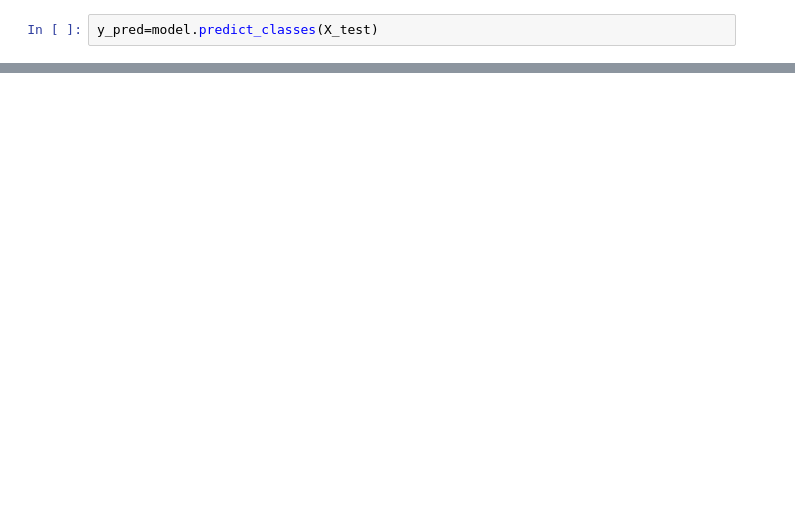
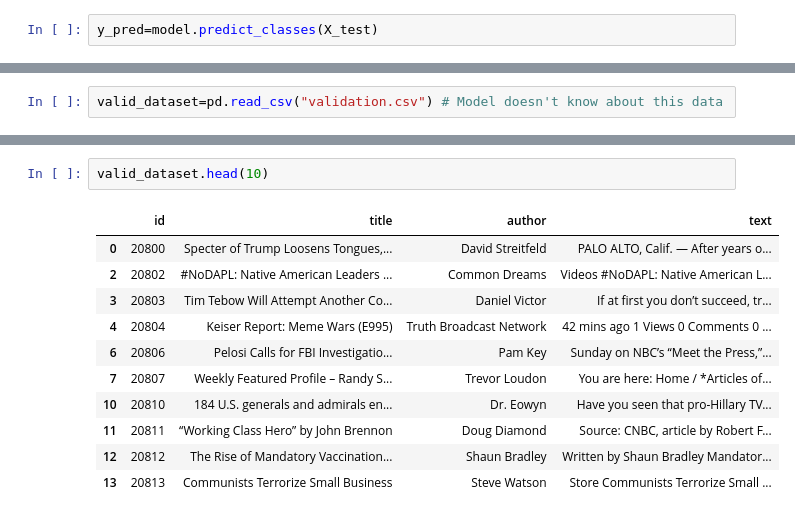
Before and after one commit to stushar12/Fake-News-Detection, a Jupyter notebook: Fake_news_detection.ipynb, the cells around one changed output, grey strips where cells are left out. Saved outputs shown, nothing was run; the diff lists cells and outputs as text; blank space fills up the shorter version.

```diff
--- a/Fake_news_detection.ipynb
+++ b/Fake_news_detection.ipynb
@@ -252,0 +314,2 @@ plt.show()
+# %%
+valid_dataset=pd.read_csv("validation.csv") # Model doesn't know about this data
@@ -252,0 +332,14 @@ plt.show()
+# %%
+valid_dataset.head(10)
+# %% [output]
+|  | id | title | author | text |
+| 0 | 20800 | Specter of Trump Loosens Tongues,... | David Streitfeld | PALO ALTO, Calif. — After years o... |
+| 2 | 20802 | #NoDAPL: Native American Leaders ... | Common Dreams | Videos #NoDAPL: Native American L... |
+| 3 | 20803 | Tim Tebow Will Attempt Another Co... | Daniel Victor | If at first you don’t succeed, tr... |
+| 4 | 20804 | Keiser Report: Meme Wars (E995) | Truth Broadcast Network | 42 mins ago 1 Views 0 Comments 0 ... |
+| 6 | 20806 | Pelosi Calls for FBI Investigatio... | Pam Key | Sunday on NBC’s “Meet the Press,”... |
+| 7 | 20807 | Weekly Featured Profile – Randy S... | Trevor Loudon | You are here: Home / *Articles of... |
+| 10 | 20810 | 184 U.S. generals and admirals en... | Dr. Eowyn | Have you seen that pro-Hillary TV... |
+| 11 | 20811 | “Working Class Hero” by John Brennon | Doug Diamond | Source: CNBC, article by Robert F... |
+| 12 | 20812 | The Rise of Mandatory Vaccination... | Shaun Bradley | Written by Shaun Bradley Mandator... |
+| 13 | 20813 | Communists Terrorize Small Business | Steve Watson | Store Communists Terrorize Small ... |
```
Also changed, not shown: parts of 26 cells of this notebook.
